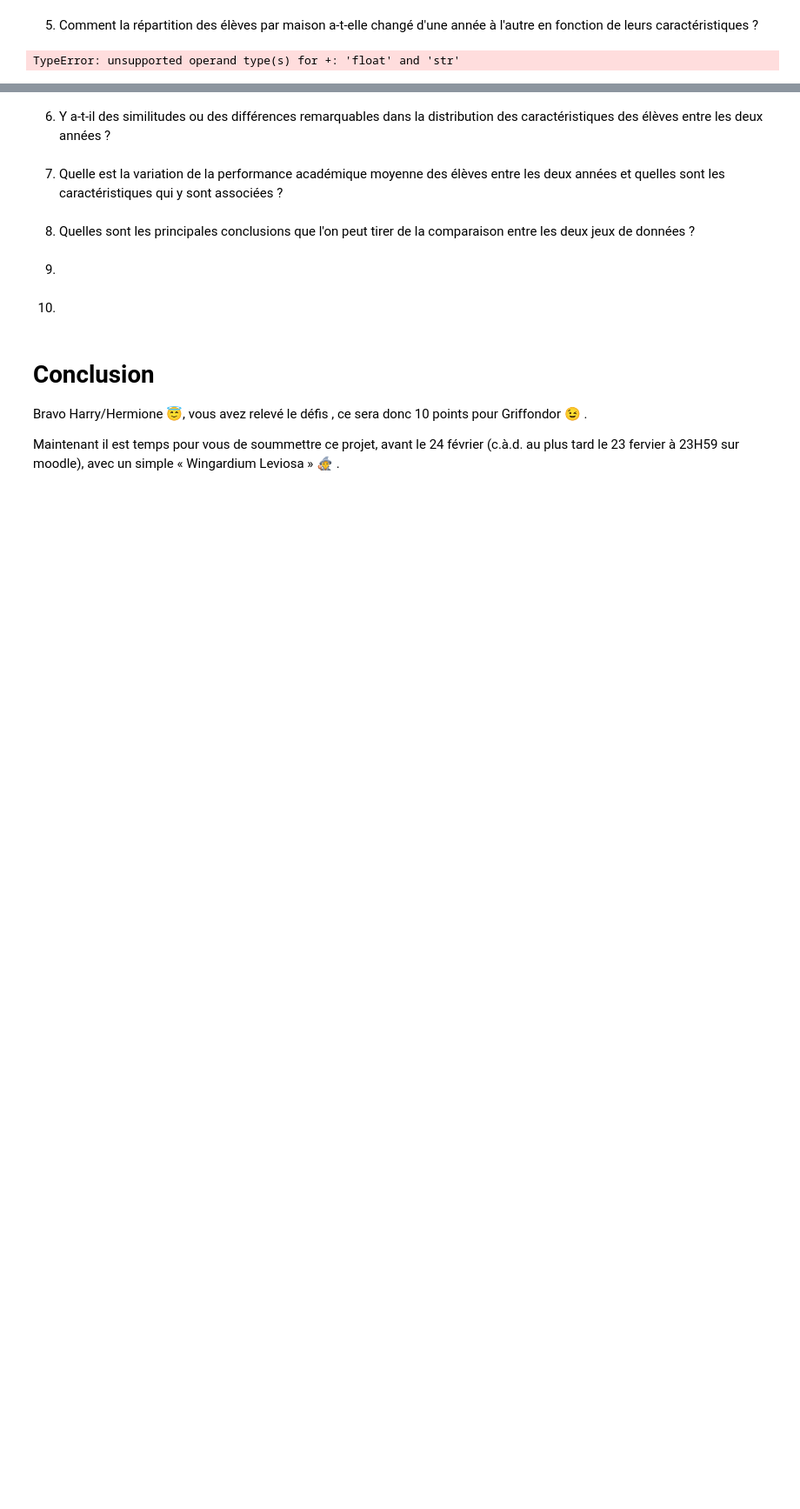
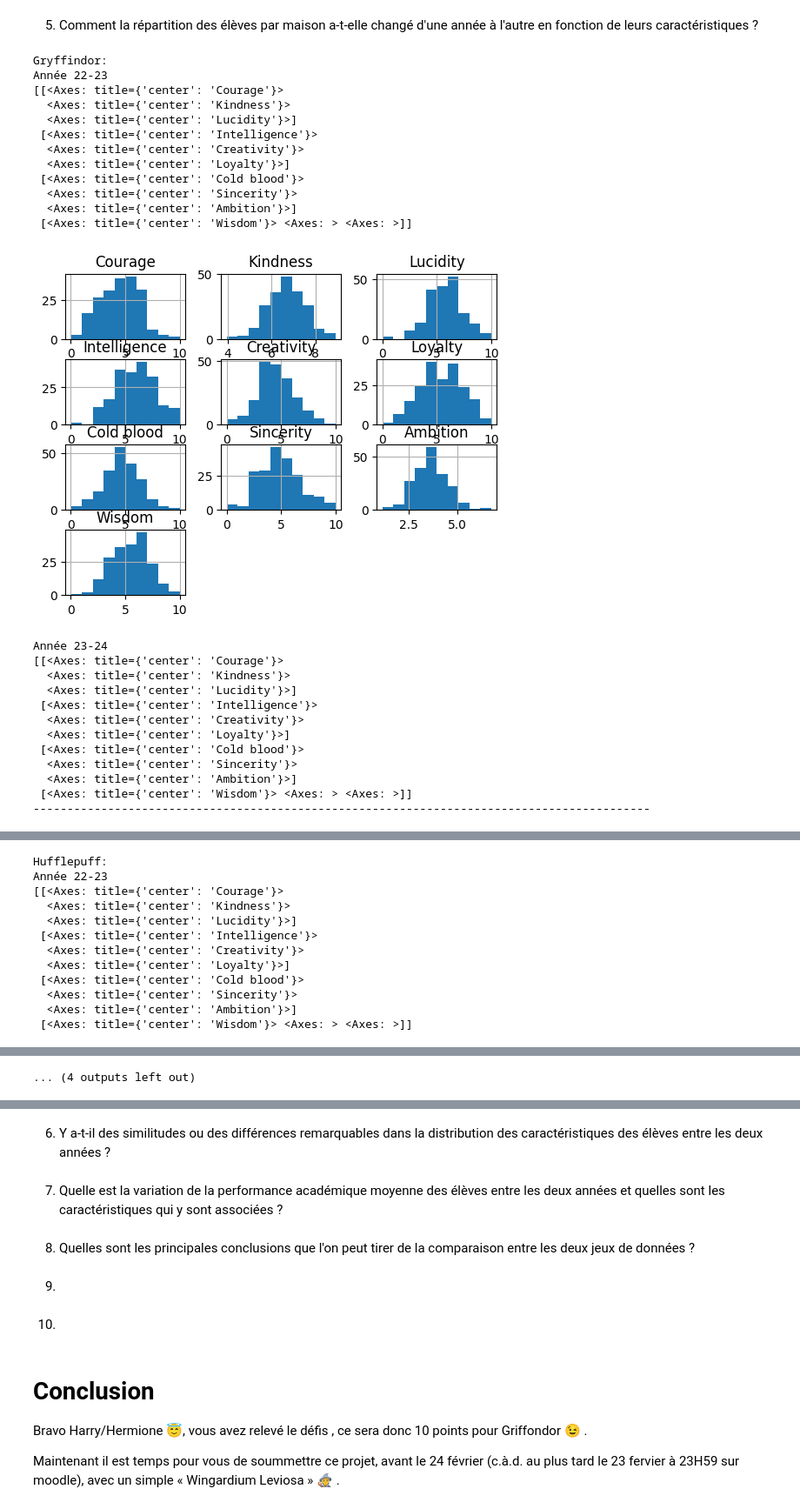
Before and after one commit to Yann-Fournier/Manipulation-de-donn-es-Python-B2, a Jupyter notebook: Mulapi/Hogwart/Hogwarts.ipynb, the cells around one changed output, grey strips where cells are left out. Shown at 87% size. Saved outputs shown, nothing was run; the diff lists cells and outputs as text; code cells hidden in the pictures; blank space fills up the shorter version.

```diff
--- a/Mulapi/Hogwart/Hogwarts.ipynb
+++ b/Mulapi/Hogwart/Hogwarts.ipynb
@@ -722,15 +664,47 @@ Loyalty : 5.365128117735157
 # %% [markdown]
 5.  Comment la répartition des élèves par maison a-t-elle changé d'une année à l'autre en fonction de leurs caractéristiques ?
-# %%
-A22_23 = Année_22_23.groupby('House').mean()
-A23_24 = Année_23_24.groupby('House')
-
-A22_23
-
-# print(A22_23[['Courage', 'Kindness', 'Lucidity', 'Intelligence', 'Creativity', 'Loyalty', 'Cold blood', 'Sincerity', 'Ambition', 'Wisdom']].hist())
-# print("Année_22_23")
-# print(Année_22_23[['Courage', 'Kindness', 'Lucidity', 'Intelligence', 'Creativity', 'Loyalty', 'Cold blood', 'Sincerity', 'Ambition', 'Wisdom']].hist())
-# print("Année_23_24")
-# print(Année_23_24[['Courage', 'Kindness', 'Lucidity', 'Intelligence', 'Creativity', 'Loyalty', 'Cold blood', 'Sincerity', 'Ambition', 'Wisdom']].hist())
-# %% [output]
-TypeError: unsupported operand type(s) for +: 'float' and 'str'
+# %%
+def question5(maison):
+    print(maison + ":")
+
+    Maison_22_23 = Année_22_23.loc[Année_22_23['House'] == maison]
+    print("Année 22-23")
+    print(Maison_22_23[['Courage', 'Kindness', 'Lucidity', 'Intelligence', 'Creativity', 'Loyalty', 'Cold blood', 'Sincerity', 'Ambition', 'Wisdom']].hist())
+    plt.show()
+
+    Maison_23_24 = Année_23_24.loc[Année_23_24['House'] == maison]
+    print("Année 23-24")
+    print(Maison_23_24[['Courage', 'Kindness', 'Lucidity', 'Intelligence', 'Creativity', 'Loyalty', 'Cold blood', 'Sincerity', 'Ambition', 'Wisdom']].hist())
+    print("-------------------------------------------------------------------------------------------")
+    plt.show()
+
+question5("Gryffindor")
+question5("Hufflepuff")
+question5("Ravenclaw")
+question5("Slytherin")
+# %% [output]
+Gryffindor:
+Année 22-23
+[[<Axes: title={'center': 'Courage'}>
+  <Axes: title={'center': 'Kindness'}>
+  <Axes: title={'center': 'Lucidity'}>]
+ [<Axes: title={'center': 'Intelligence'}>
+  <Axes: title={'center': 'Creativity'}>
+  <Axes: title={'center': 'Loyalty'}>]
+ [<Axes: title={'center': 'Cold blood'}>
+  <Axes: title={'center': 'Sincerity'}>
+  <Axes: title={'center': 'Ambition'}>]
+ [<Axes: title={'center': 'Wisdom'}> <Axes: > <Axes: >]]
+[figure, added]
+Année 23-24
+[[<Axes: title={'center': 'Courage'}>
+  <Axes: title={'center': 'Kindness'}>
+  <Axes: title={'center': 'Lucidity'}>]
+ [<Axes: title={'center': 'Intelligence'}>
+  <Axes: title={'center': 'Creativity'}>
+  <Axes: title={'center': 'Loyalty'}>]
+ [<Axes: title={'center': 'Cold blood'}>
+  <Axes: title={'center': 'Sincerity'}>
+  <Axes: title={'center': 'Ambition'}>]
+ [<Axes: title={'center': 'Wisdom'}> <Axes: > <Axes: >]]
+-------------------------------------------------------------------------------------------
@@ -736,0 +712,12 @@ TypeError: unsupported operand type(s) for +: 'float' and 'str'
+Hufflepuff:
+Année 22-23
+[[<Axes: title={'center': 'Courage'}>
+  <Axes: title={'center': 'Kindness'}>
+  <Axes: title={'center': 'Lucidity'}>]
+ [<Axes: title={'center': 'Intelligence'}>
+  <Axes: title={'center': 'Creativity'}>
+  <Axes: title={'center': 'Loyalty'}>]
+ [<Axes: title={'center': 'Cold blood'}>
+  <Axes: title={'center': 'Sincerity'}>
+  <Axes: title={'center': 'Ambition'}>]
+ [<Axes: title={'center': 'Wisdom'}> <Axes: > <Axes: >]]
@@ -736,0 +764 @@ TypeError: unsupported operand type(s) for +: 'float' and 'str'
+... (4 outputs left out)
```
Also changed, not shown: parts of 9 cells of this notebook.
